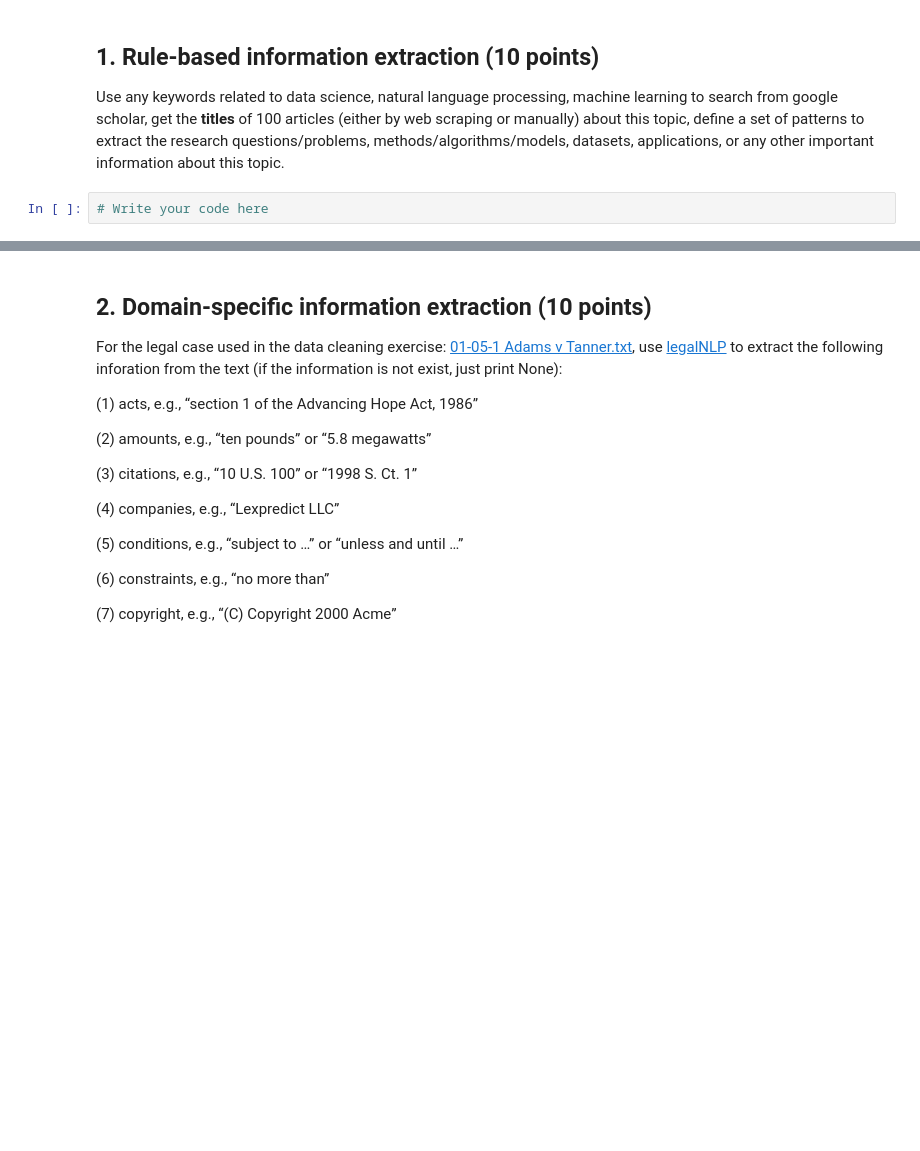
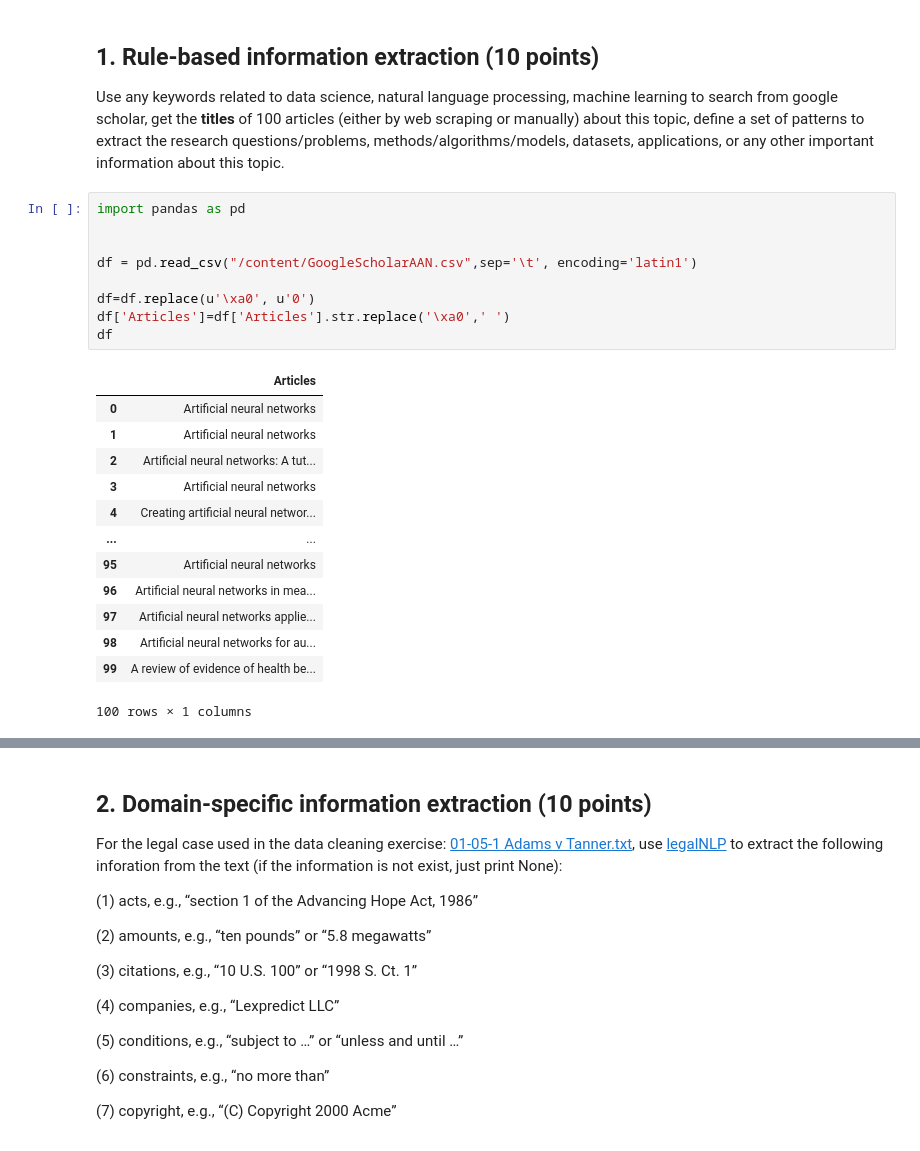
Before and after one commit to rubabshz/Rubab_INFO5731_Spring2020, a Jupyter notebook: In_class_exercise_06.ipynb, the cells around one changed output, grey strips where cells are left out. Drawn from its saved outputs; the diff is of its cells as text; blank space fills up the shorter version.

```diff
--- a/In_class_exercise_06.ipynb
+++ b/In_class_exercise_06.ipynb
@@ -6,5 +6,26 @@
 ## **1. Rule-based information extraction (10 points)**
 
 Use any keywords related to data science, natural language processing, machine learning to search from google scholar, get the **titles** of 100 articles (either by web scraping or manually) about this topic, define a set of patterns to extract the research questions/problems, methods/algorithms/models, datasets, applications, or any other important information about this topic.
-# %%
-# Write your code here
+# %%
+import pandas as pd
+
+
+df = pd.read_csv("/content/GoogleScholarAAN.csv",sep='\t', encoding='latin1')
+
+df=df.replace(u'\xa0', u'0')
+df['Articles']=df['Articles'].str.replace('\xa0',' ')
+df
+# %% [output]
+|  | Articles |
+| 0 | Artificial neural networks |
+| 1 | Artificial neural networks |
+| 2 | Artificial neural networks: A tut... |
+| 3 | Artificial neural networks |
+| 4 | Creating artificial neural networ... |
+| ... | ... |
+| 95 | Artificial neural networks |
+| 96 | Artificial neural networks in mea... |
+| 97 | Artificial neural networks applie... |
+| 98 | Artificial neural networks for au... |
+| 99 | A review of evidence of health be... |
+100 rows × 1 columns
```
Also changed, not shown: parts of 37 cells of this notebook.
